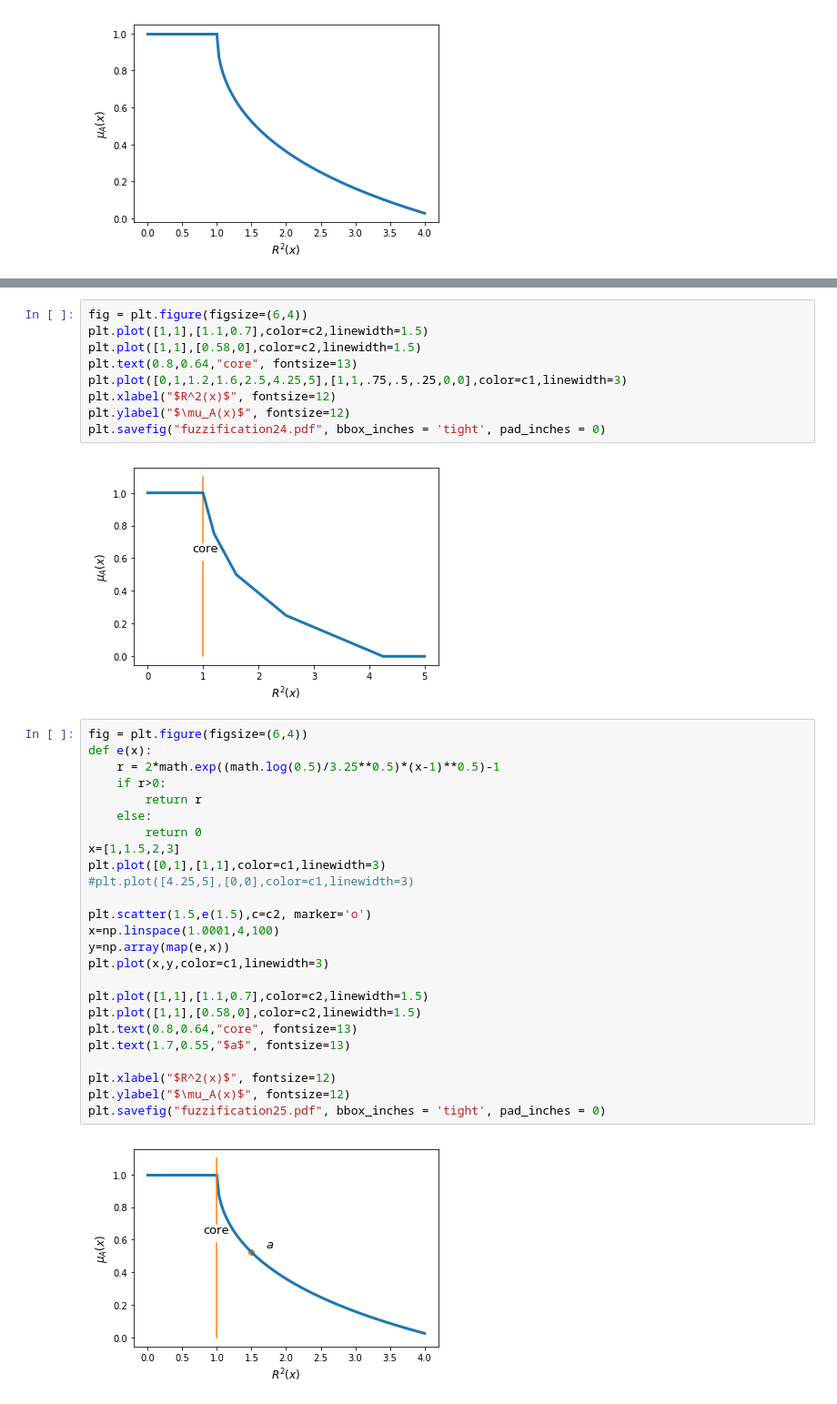
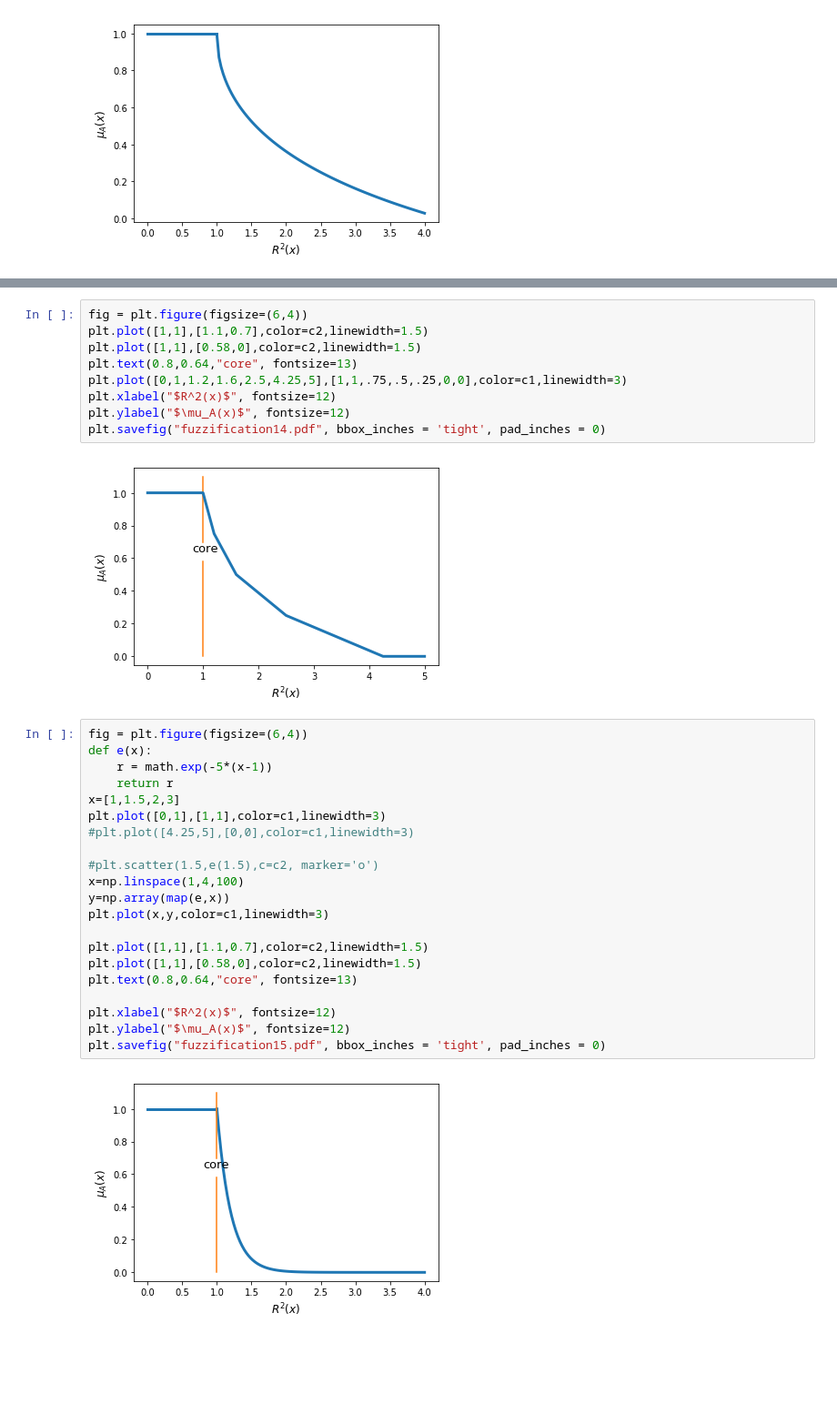
Before and after one commit to lucacrm/fuzzysets, a Jupyter notebook: Tesi/figure/grafici_tesi.ipynb, the cells around one changed output, grey strips where cells are left out. Shown: that part at 91% size. Drawn from its saved outputs; the diff is of its cells as text; blank space fills up the shorter version.

```diff
--- a/Tesi/figure/grafici_tesi.ipynb
+++ b/Tesi/figure/grafici_tesi.ipynb
@@ -482,36 +482,32 @@ plt.text(0.8,0.64,"core", fontsize=13)
 plt.plot([0,1,1.2,1.6,2.5,4.25,5],[1,1,.75,.5,.25,0,0],color=c1,linewidth=3)
 plt.xlabel("$R^2(x)$", fontsize=12)
 plt.ylabel("$\mu_A(x)$", fontsize=12)
-plt.savefig("fuzzification24.pdf", bbox_inches = 'tight', pad_inches = 0)
+plt.savefig("fuzzification14.pdf", bbox_inches = 'tight', pad_inches = 0)
 # %% [output]
 [figure]
 # %%
 fig = plt.figure(figsize=(6,4))
 def e(x):
-    r = 2*math.exp((math.log(0.5)/3.25**0.5)*(x-1)**0.5)-1
-    if r>0:
-        return r
-    else:
-        return 0
+    r = math.exp(-5*(x-1))
+    return r
 x=[1,1.5,2,3]
 plt.plot([0,1],[1,1],color=c1,linewidth=3)
 #plt.plot([4.25,5],[0,0],color=c1,linewidth=3)
 
-plt.scatter(1.5,e(1.5),c=c2, marker='o')
-x=np.linspace(1.0001,4,100)
+#plt.scatter(1.5,e(1.5),c=c2, marker='o')
+x=np.linspace(1,4,100)
 y=np.array(map(e,x))
 plt.plot(x,y,color=c1,linewidth=3)
 
 plt.plot([1,1],[1.1,0.7],color=c2,linewidth=1.5)
 plt.plot([1,1],[0.58,0],color=c2,linewidth=1.5)
 plt.text(0.8,0.64,"core", fontsize=13)
-plt.text(1.7,0.55,"$a$", fontsize=13)
 
 plt.xlabel("$R^2(x)$", fontsize=12)
 plt.ylabel("$\mu_A(x)$", fontsize=12)
-plt.savefig("fuzzification25.pdf", bbox_inches = 'tight', pad_inches = 0)
+plt.savefig("fuzzification15.pdf", bbox_inches = 'tight', pad_inches = 0)
 # %% [output]
-[figure, old version]
+[figure, new version]
 # %%
 fig = plt.figure(figsize=(6,4))
 plt.plot([1,1],[1.1,0.7],color=c2,linewidth=1.5)
```
Also changed, not shown: parts of 5 cells of this notebook, 21 other files.
